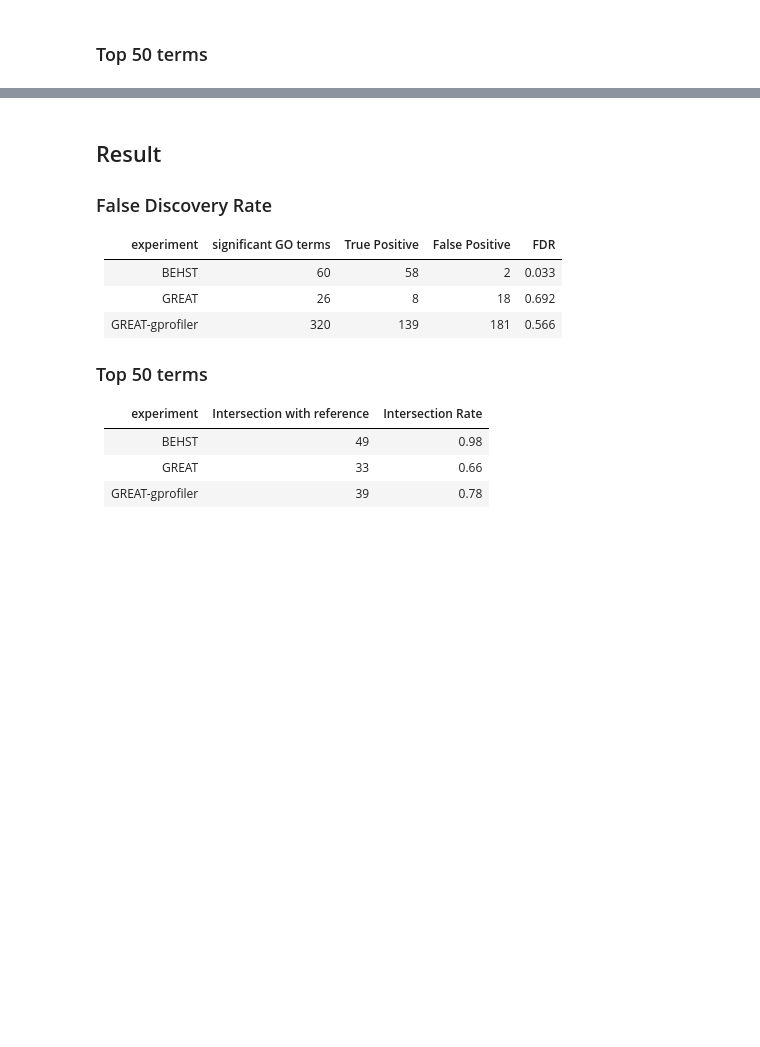
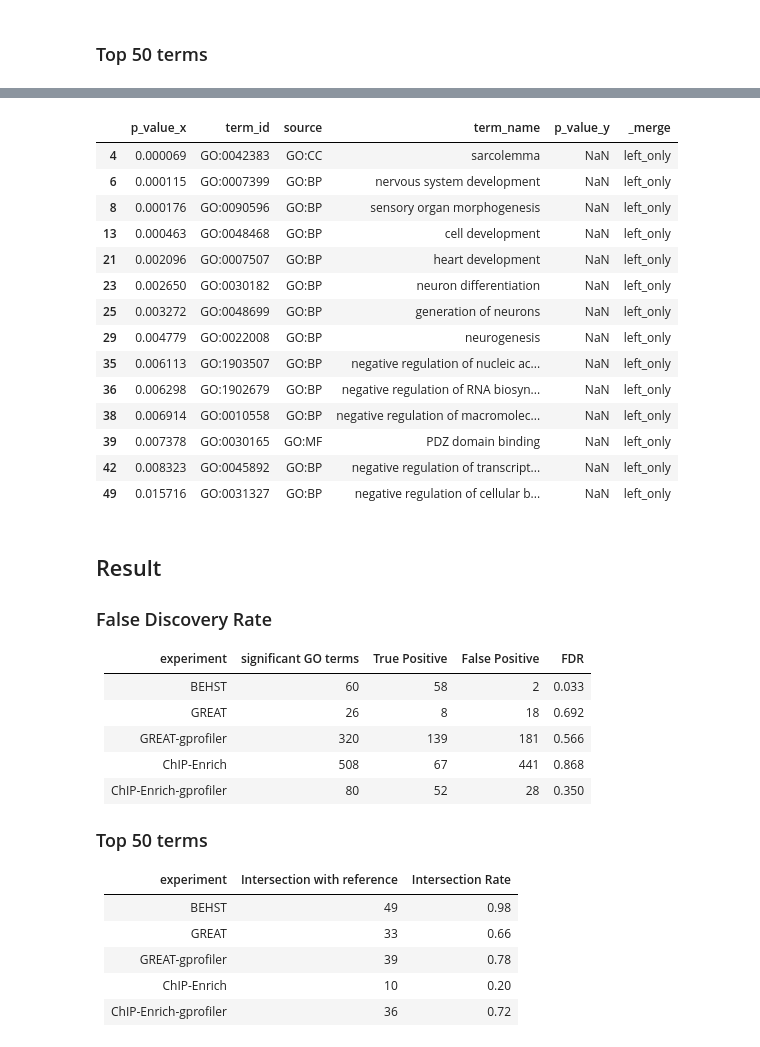
Before and after one commit to hoffmangroup/2020behst, a Jupyter notebook: comparison_test.ipynb, the cells around one changed output, grey strips where cells are left out. Cells and saved outputs as stored; diff of their text form; code cells hidden in the pictures; blank space fills up the shorter version.

```diff
--- a/comparison_test.ipynb
+++ b/comparison_test.ipynb
@@ -447,3 +601,21 @@ len(great_top_pos)
+# %%
+limb_chip_gp_res[1]
+# %% [output]
+|  | p_value_x | term_id | source | term_name | p_value_y | _merge |
+| 4 | 0.000069 | GO:0042383 | GO:CC | sarcolemma | NaN | left_only |
+| 6 | 0.000115 | GO:0007399 | GO:BP | nervous system development | NaN | left_only |
+| 8 | 0.000176 | GO:0090596 | GO:BP | sensory organ morphogenesis | NaN | left_only |
+| 13 | 0.000463 | GO:0048468 | GO:BP | cell development | NaN | left_only |
+| 21 | 0.002096 | GO:0007507 | GO:BP | heart development | NaN | left_only |
+| 23 | 0.002650 | GO:0030182 | GO:BP | neuron differentiation | NaN | left_only |
+| 25 | 0.003272 | GO:0048699 | GO:BP | generation of neurons | NaN | left_only |
+| 29 | 0.004779 | GO:0022008 | GO:BP | neurogenesis | NaN | left_only |
+| 35 | 0.006113 | GO:1903507 | GO:BP | negative regulation of nucleic ac... | NaN | left_only |
+| 36 | 0.006298 | GO:1902679 | GO:BP | negative regulation of RNA biosyn... | NaN | left_only |
+| 38 | 0.006914 | GO:0010558 | GO:BP | negative regulation of macromolec... | NaN | left_only |
+| 39 | 0.007378 | GO:0030165 | GO:MF | PDZ domain binding | NaN | left_only |
+| 42 | 0.008323 | GO:0045892 | GO:BP | negative regulation of transcript... | NaN | left_only |
+| 49 | 0.015716 | GO:0031327 | GO:BP | negative regulation of cellular b... | NaN | left_only |
 # %% [markdown]
 ## Result
 ### False Discovery Rate
@@ -452,6 +624,8 @@ experiment | significant GO terms | True Positive | False Positive | FDR
 BEHST | 60 | 58 | 2 | 0.033
 GREAT | 26 | 8 | 18 | 0.692
 GREAT-gprofiler | 320 | 139 | 181 | 0.566
+ChIP-Enrich | 508 | 67 | 441 | 0.868
+ChIP-Enrich-gprofiler | 80 | 52 | 28 | 0.350
 
 ### Top 50 terms
 experiment | Intersection with reference | Intersection Rate
@@ -459,3 +633,5 @@ experiment | Intersection with reference | Intersection Rate
 BEHST | 49 | 0.98
 GREAT | 33 | 0.66
 GREAT-gprofiler | 39 | 0.78
+ChIP-Enrich | 10 | 0.20
+ChIP-Enrich-gprofiler | 36 | 0.72
```
Also changed, not shown: parts of 45 cells of this notebook.
